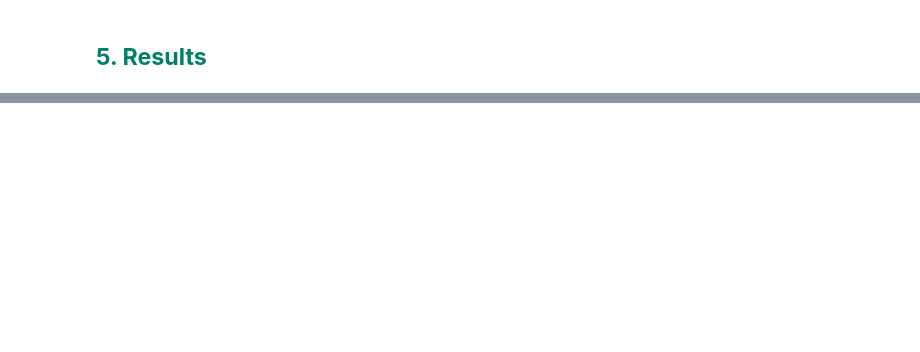
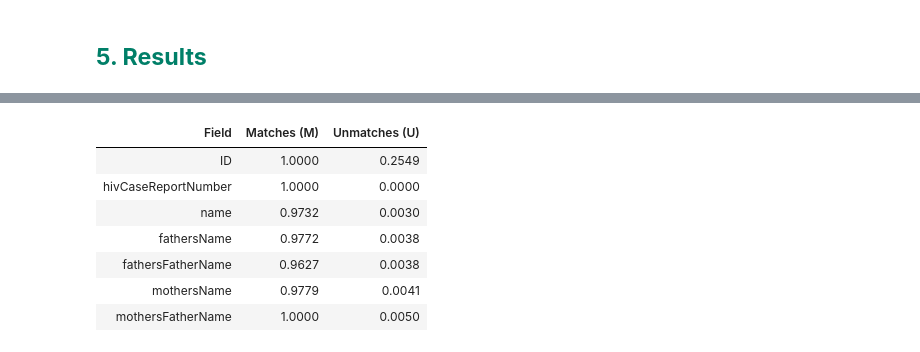
Before and after one commit to jembi/mpi-toolkit-notebook, a Jupyter notebook: fastLink-notebook/Dedupe/Fastlink_R_Deduplication.ipynb, the cells around one changed output, grey strips where cells are left out. Saved outputs shown, nothing was run; the diff lists cells and outputs as text; code cells hidden in the pictures; blank space fills up the shorter version.

```diff
--- a/fastLink-notebook/Dedupe/Fastlink_R_Deduplication.ipynb
+++ b/fastLink-notebook/Dedupe/Fastlink_R_Deduplication.ipynb
@@ -379,17 +434,28 @@ plt.title("Pie charts showing Recall, Precision and F_score")
 # %%
-#@title <font color="#18CF68">Display M and U values
-em_p_gamma_k_m
-em_p_gamma_k_u
-
-fields = ("Field", "Matches (M)", "Unmatches (U)")
-m_and_u = pd.DataFrame(columns=fields)
-for i in range(len(em_p_gamma_k_m)):
-  m_and_u.loc[i] = (em_p_gamma_k_m[i][1], em_p_gamma_k_m[i][3], em_p_gamma_k_u[i][3])
-table_1 = m_and_u.style.format({"Matches (M)": "{:.4f}",
-                              "Unmatches (U)": "{:.4f}"})\
-                       .hide_index()\
-                       .set_properties(**{'text-align': 'left'})
-table_1 = table_1.set_table_styles(
-    [dict(selector = 'th', props=[('text-align', 'left')])])
-display(table_1)
+#@title <font color="#18CF68">5.3) Display M and U values
+cell_id = 10
+if tracker >= (cell_id - 1):
+  fields = ("Field", "Matches (M)", "Unmatches (U)")
+  m_and_u = pd.DataFrame(columns=fields)
+  for i in range(len(em_p_gamma_k_m)):
+    m_and_u.loc[i] = (em_p_gamma_k_m[i][1], em_p_gamma_k_m[i][3], em_p_gamma_k_u[i][3])
+  table_1 = m_and_u.style.format({"Matches (M)": "{:.4f}",
+                                "Unmatches (U)": "{:.4f}"})\
+                        .hide_index()\
+                        .set_properties(**{'text-align': 'left'})
+  table_1 = table_1.set_table_styles(
+      [dict(selector = 'th', props=[('text-align', 'left')])])
+  display(table_1)
+  tracker = cell_id
+else:
+  tracker_err_msg(tracker, cell_id)
+# %% [output]
+| Field | Matches (M) | Unmatches (U) |
+| ID | 1.0000 | 0.2549 |
+| hivCaseReportNumber | 1.0000 | 0.0000 |
+| name | 0.9732 | 0.0030 |
+| fathersName | 0.9772 | 0.0038 |
+| fathersFatherName | 0.9627 | 0.0038 |
+| mothersName | 0.9779 | 0.0041 |
+| mothersFatherName | 1.0000 | 0.0050 |
 # %%
```
Also changed, not shown: parts of 13 cells of this notebook.
